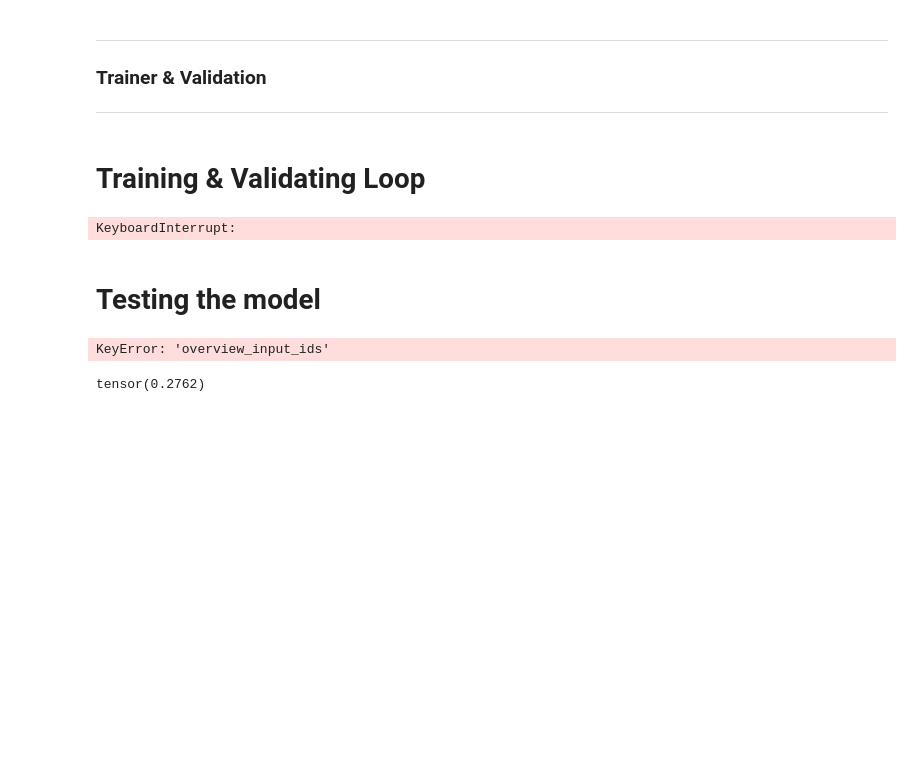
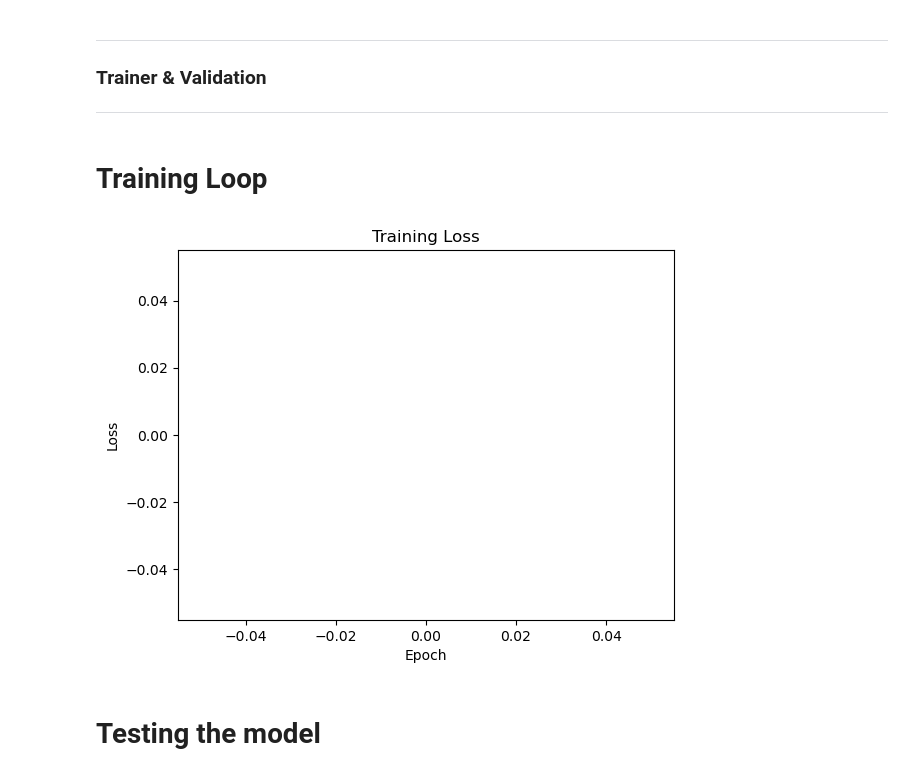
Before and after one commit to Tsun0193/ML-MovieGenre, a Jupyter notebook: main.ipynb, the cells around one changed output. Cells and saved outputs as stored; diff of their text form; code cells hidden in the pictures; blank space fills up the shorter version.

```diff
--- a/main.ipynb
+++ b/main.ipynb
@@ -305,8 +355,5 @@ def valid(epoch):
 # %% [markdown]
-# Training & Validating Loop
+# Training Loop
 # %%
-for epoch in range(10):
+for epoch in range(0):
     train(epoch)
-    valid(epoch)
-# %% [output]
-KeyboardInterrupt:
@@ -313,3 +363,12 @@ KeyboardInterrupt:
+# %%
+# Visualize training loss
+plt.plot(history)
+plt.xlabel('Epoch')
+plt.ylabel('Loss')
+plt.title('Training Loss')
+plt.show()
+# %% [output]
+[figure, added]
 # %% [markdown]
 # Testing the model
 # %%
@@ -341,15 +402,0 @@ def test(testing_loader):
-# %%
-outputs, targets = test(testloader)
-
-outputs = np.array(outputs) >= 0.5
-# %% [output]
-KeyError: 'overview_input_ids'
-# %%
-# Multi-label F1 score, macro-averaged
-from torchmetrics.classification import MultilabelF1Score
-f1 = MultilabelF1Score(num_labels=18, threshold=0.5, average='macro')
-f1.update(torch.tensor(outputs), torch.tensor(targets))
-
-f1.compute()
-# %% [output]
-tensor(0.2762)
```
Also changed, not shown: parts of 26 cells of this notebook, 4 other files.
